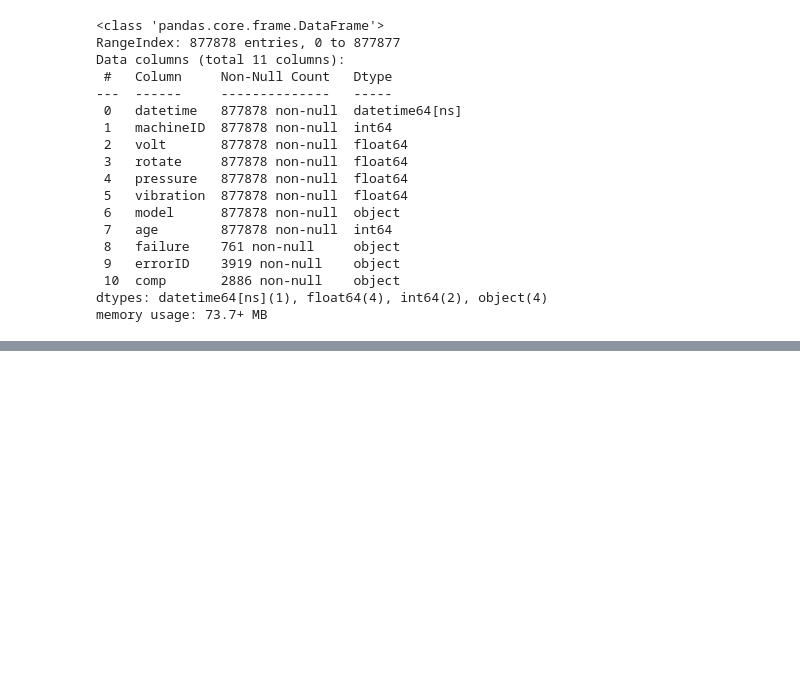
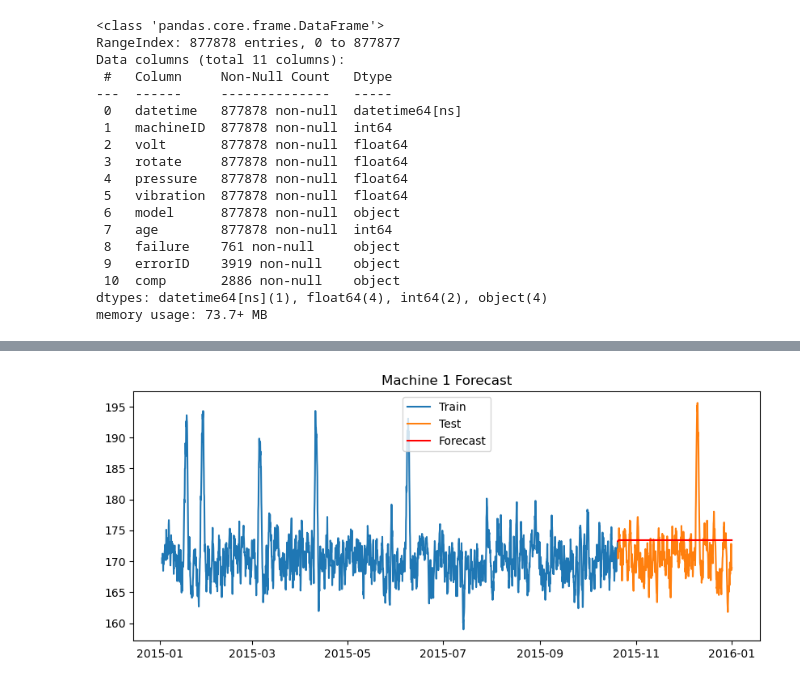
Before and after one commit to manya28/predictive_maintenance, a Jupyter notebook: predictive_maintenance_1.ipynb, the cells around one changed output, grey strips where cells are left out. Drawn from its saved outputs; the diff is of its cells as text; code cells hidden in the pictures; blank space fills up the shorter version.

Commit message:
time series modelling

```diff
--- a/predictive_maintenance_1.ipynb
+++ b/predictive_maintenance_1.ipynb
@@ -106,8 +107,8 @@ maintenance_raw.head(2) # 3286
 | 0 | 2014-06-01 06:00:00 | 1 | comp2 |
 | 1 | 2014-07-16 06:00:00 | 1 | comp4 |
 # %%
-maintenance_raw['time'] = maintenance_raw['datetime'].apply(lambda x: x.split(" ")[1])
-maintenance_raw["time"].unique()
+maintenance_raw['datetime'] = pd.to_datetime(maintenance_raw['datetime'])
+maintenance_raw['datetime'].dt.hour.unique()
 
 # Most maintenance happens around 0600 hrs
 # %% [output]
@@ -972,0 +782,13 @@ Precision: 0.9987070008928738, Recall: 0.5061368642853922, F1-score: 0.621439315
+# %%
+failures_raw['datetime'] = pd.to_datetime(failures_raw['datetime'])
+# %%
+labeled_features = final_feat.merge(failures_raw.drop("time",axis=1), on=['datetime', 'machineID'], how='left')
+labeled_features = labeled_features.fillna(method='bfill', limit=7)  # fill backward up to 24h
+
+# For all categorical columns, add 'none' as a valid category
+cat_columns = labeled_features.select_dtypes(include=['category']).columns
+for col in cat_columns:
+    labeled_features[col] = labeled_features[col].cat.add_categories('none')
+
+labeled_features = labeled_features.fillna('none')
+labeled_features.head()
@@ -972,0 +823,2 @@ Precision: 0.9987070008928738, Recall: 0.5061368642853922, F1-score: 0.621439315
+# %%
+df = labeled_features.copy()
@@ -972,0 +901,72 @@ Precision: 0.9987070008928738, Recall: 0.5061368642853922, F1-score: 0.621439315
+# %%
+import pandas as pd
+import numpy as np
+import matplotlib.pyplot as plt
+import pmdarima as pm
+from sklearn.metrics import mean_absolute_error, mean_squared_error
+
+# 1. Prepare Data
+# Assume df is your preprocessed DataFrame, 'datetime' is the index, and we have a 'machineID' column.
+# We'll forecast 'voltmean_24h' for each machine.
+
+results = {}
+
+for machine in df['machineID'].unique():
+    # Subset data for the machine and sort by datetime
+    machine_data = df[df['machineID'] == machine].sort_index()
+    ts = machine_data['voltmean_24h']
+
+    # 2. Split train/test (time-based split)
+    split_index = int(len(ts) * 0.8)
+    train, test = ts.iloc[:split_index], ts.iloc[split_index:]
+
+    try:
+        # 3. Use auto_arima to find the best (p, d, q)
+        model = pm.auto_arima(
+            train,
+            start_p=0, max_p=5,
+            start_q=0, max_q=5,
+            seasonal=False,       # Set to True if you suspect seasonal patterns
+            d=None,               # Let auto_arima determine 'd'
+            trace=True,          # Set to True if you want to see verbose logs
+            error_action='ignore',
+            suppress_warnings=True,
+            stepwise=True         # Stepwise search to reduce computation
+        )
+
+        # 4. Fit final model on the training set
+        model.fit(train)
+
+        # 5. Forecast the length of the test set
+        forecast = model.predict(n_periods=8)
+
+        # 6. Evaluate Forecast
+        mae = mean_absolute_error(test, forecast)
+        rmse = np.sqrt(mean_squared_error(test, forecast))
+        mape = np.mean(np.abs((test - forecast) / test)) * 100
+
+        results[machine] = {
+            'order': model.order,        # (p, d, q)
+            'mae': mae,
+            'rmse': rmse,
+            'mape': mape
+        }
+
+        # 7. Optionally, plot for the first machine as an example
+        if machine == df['machineID'].unique()[0]:
+            plt.figure(figsize=(10, 4))
+            plt.plot(train.index, train, label='Train')
+            plt.plot(test.index, test, label='Test')
+            plt.plot(test.index, forecast, label='Forecast', color='red')
+            plt.title(f'Machine {machine} Forecast')
+            plt.legend()
+            plt.show()
+
+    except Exception as e:
+        print(f"ARIMA modelling failed for Machine {machine}: {e}")
+
+# 8. Summarize results
+results_df = pd.DataFrame.from_dict(results, orient='index')
+print(results_df)
+print(results_df.describe())
+# %% [output]
@@ -972,0 +990 @@ Precision: 0.9987070008928738, Recall: 0.5061368642853922, F1-score: 0.621439315
+[figure, added]
```
Also changed, not shown: parts of 68 cells of this notebook.
